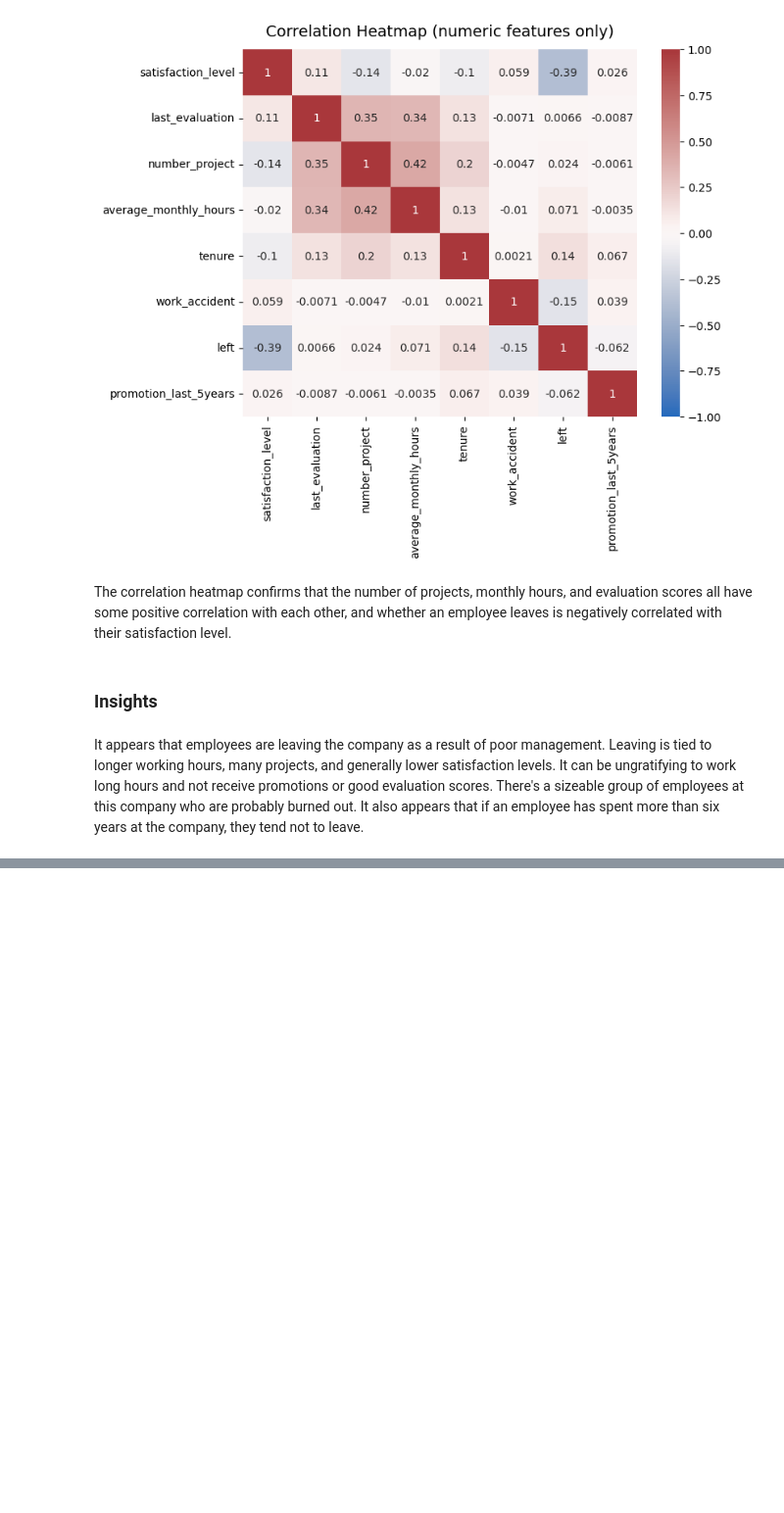
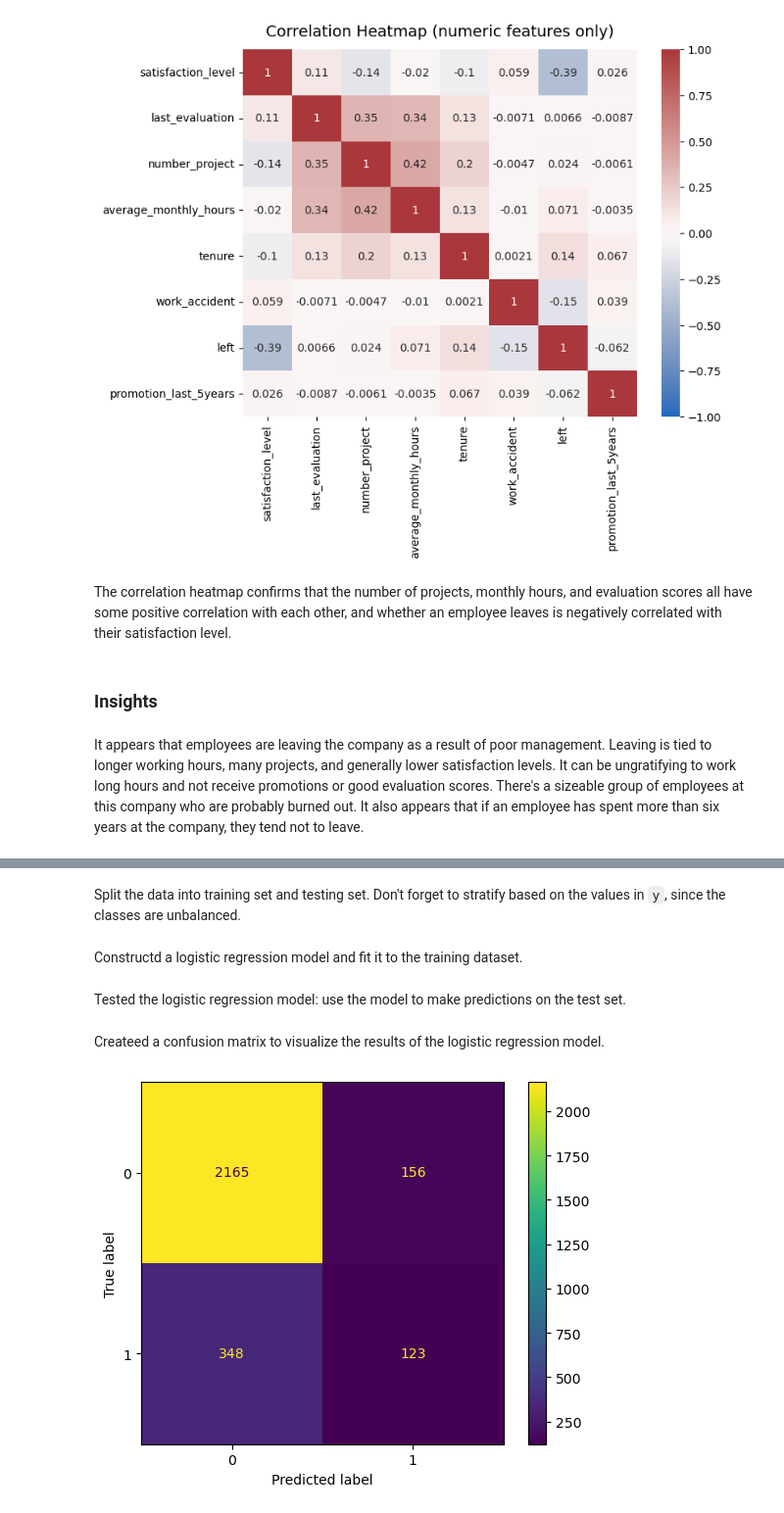
Before and after one commit to GANDEEDRAMESH/Employee-Attrition-Prediction-HR-Analytics, a Jupyter notebook: Employee Attrition Prediction & HR Analytics.ipynb, the cells around one changed output, grey strips where cells are left out. Shown at 98% size. Saved outputs shown, nothing was run; the diff lists cells and outputs as text; code cells hidden in the pictures; blank space fills up the shorter version.

```diff
--- a/Employee Attrition Prediction & HR Analytics.ipynb
+++ b/Employee Attrition Prediction & HR Analytics.ipynb
@@ -525,0 +642,6 @@ It appears that employees are leaving the company as a result of poor management
+# %%
+# Select the features you want to use in your model
+X = df_logreg.drop('left', axis=1)
+
+# Display the first few rows of the selected features
+X.head()
@@ -525,0 +655,32 @@ It appears that employees are leaving the company as a result of poor management
+# %% [markdown]
+Split the data into training set and testing set. Don't forget to stratify based on the values in `y`, since the classes are unbalanced.
+# %%
+# Split the data into training set and testing set
+X_train, X_test, y_train, y_test = train_test_split(X, y, test_size=0.25, stratify=y, random_state=42)
+# %% [markdown]
+Constructd a logistic regression model and fit it to the training dataset.
+# %%
+# Construct a logistic regression model and fit it to the training dataset
+log_clf = LogisticRegression(random_state=42, max_iter=500).fit(X_train, y_train)
+# %% [markdown]
+Tested the logistic regression model: use the model to make predictions on the test set.
+# %%
+# Use the logistic regression model to get predictions on the test set
+y_pred = log_clf.predict(X_test)
+# %% [markdown]
+Createed a confusion matrix to visualize the results of the logistic regression model.
+# %%
+# Compute values for confusion matrix
+log_cm = confusion_matrix(y_test, y_pred, labels=log_clf.classes_)
+
+# Create display of confusion matrix
+log_disp = ConfusionMatrixDisplay(confusion_matrix=log_cm,
+                                  display_labels=log_clf.classes_)
+
+# Plot confusion matrix
+log_disp.plot(values_format='')
+
+# Display plot
+plt.show()
+# %% [output]
+[figure, added]
```
Also changed, not shown: parts of 46 cells of this notebook.
